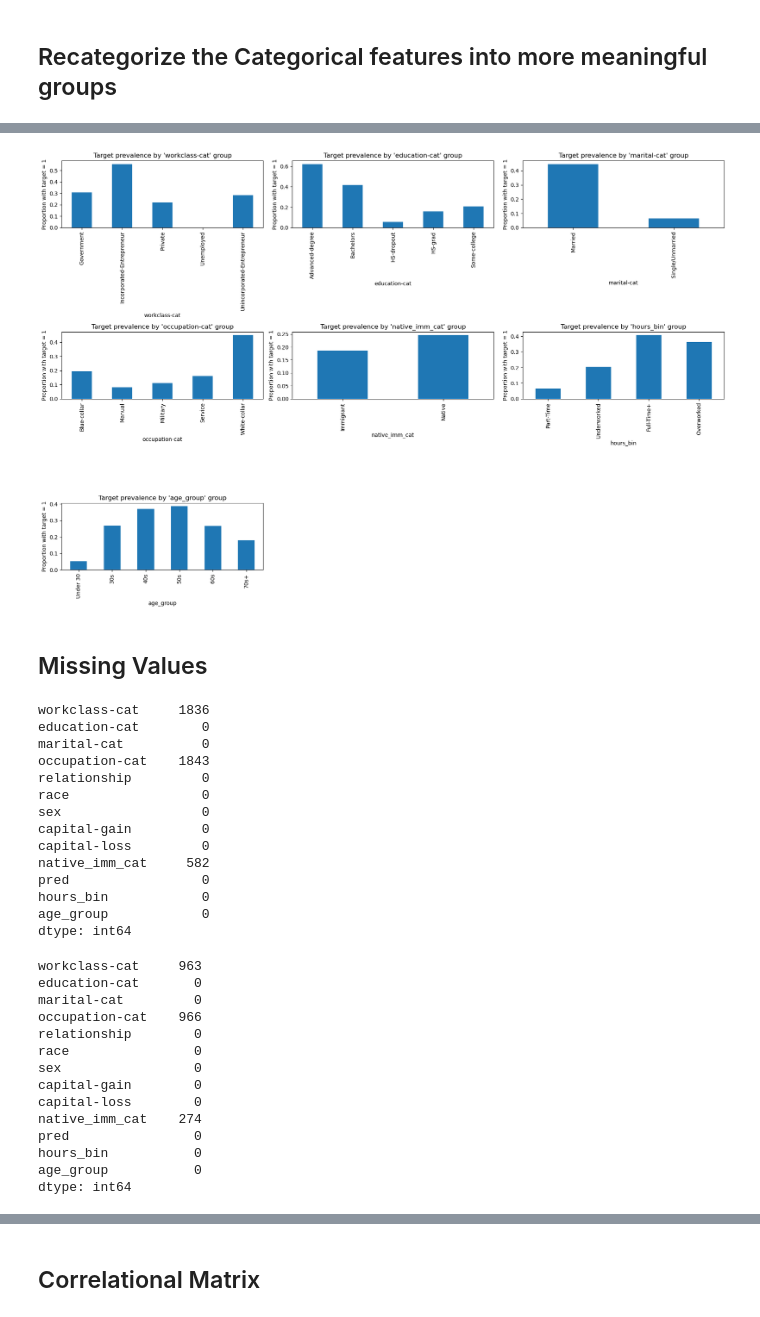
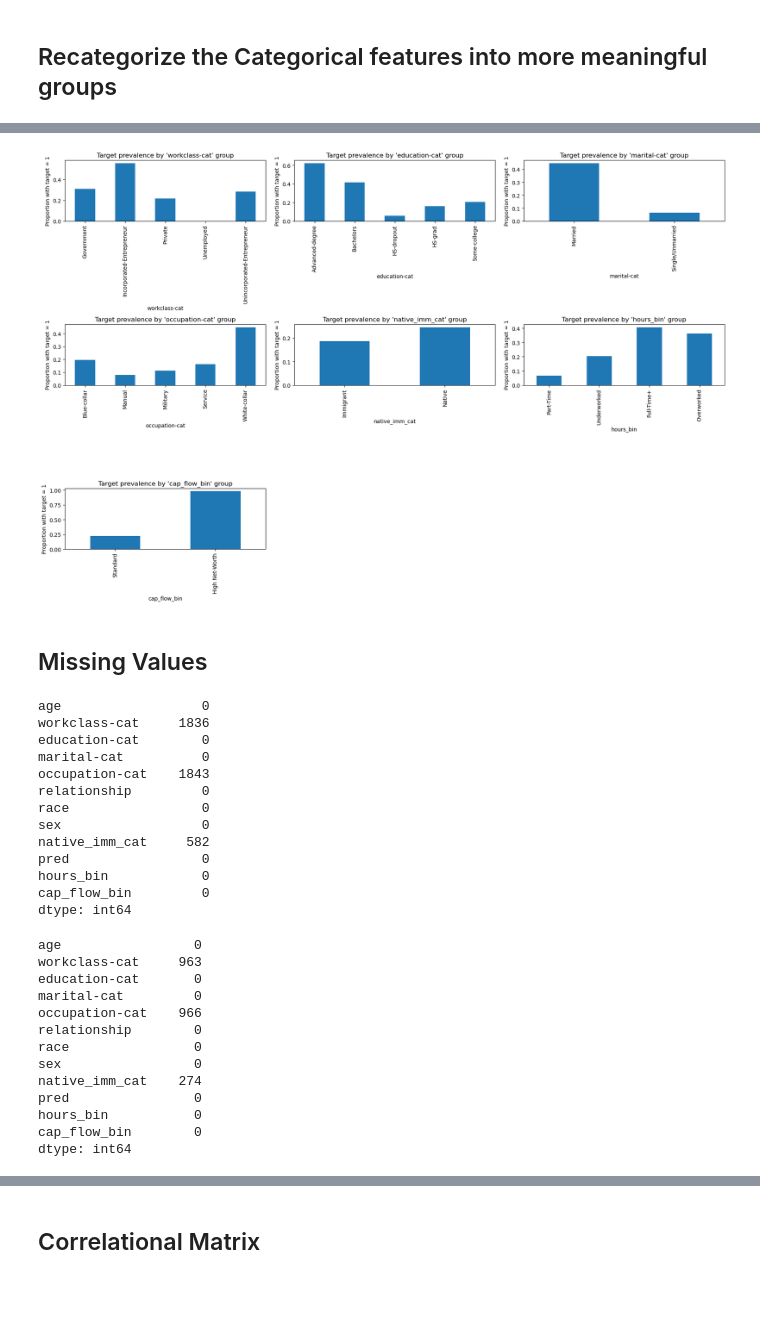
Before and after one commit to JohnAChester/fordham_classification, a Jupyter notebook: CombinedCode-Mode-John.ipynb, the cells around one changed output, grey strips where cells are left out. Cells and saved outputs as stored; diff of their text form; code cells hidden in the pictures; blank space fills up the shorter version.

```diff
--- a/CombinedCode-Mode-John.ipynb
+++ b/CombinedCode-Mode-John.ipynb
@@ -85,6 +63,16 @@ original_test_df = pd.read_csv(
 # Work on copies
 train_df = original_train_df.copy()
 test_df = original_test_df.copy()
+# %%
+target_map = {
+'<=50K': 0,
+'>50K': 1,
+'<=50K.': 0,
+'>50K.': 1
+}
+
+train_df['pred'] = train_df['pred'].str.strip().map(target_map)
+test_df['pred'] = test_df['pred'].str.strip().map(target_map)
 # %%
 #strip whitespace
 
@@ -132,13 +118,3 @@ def data_to_int32(df):
-# %%
-def preprocessing(df):
-
-    df = data_to_str(df)
-    df = strip_whitespace(df)
-    df = replace_qmarks(df)
-    df = data_to_int32(df)
-    df = df.drop_duplicates()
-
-    return df
 # %%
 train_df = preprocessing(train_df)
 test_df = preprocessing(test_df)
@@ -292,19 +287,19 @@ def category_remapping(df):
         labels=hrs_labels
     )
 
-    age_bins = [0, 29, 39, 49, 59, 69, 120]
-    age_labels = ['Under 30', '30s', '40s', '50s', '60s', '70s+']
+    copy_df.loc[:, 'net-capital-flow'] = df['capital-gain'] - df['capital-loss']
 
-    copy_df['age_group'] = pd.cut(
-    copy_df['age'],
-    bins=age_bins,
-    labels=age_labels
+    cap_bins = [-10000, 10000, 99999]
+    cap_labels = ['Standard', 'High Net-Worth']
+
+    copy_df['cap_flow_bin'] = pd.cut(
+        copy_df['net-capital-flow'],
+        bins=cap_bins,
+        labels=cap_labels
     )
 
-
-
     # drop all adjusted categorical features in favor of their derived categories
-    copy_df.drop(['workclass','fnlwgt','education','education-num','marital-status','occupation','native-country','hours-per-week','age'], axis = 1, inplace = True)
+    copy_df.drop(['workclass','fnlwgt','education','education-num','marital-status','occupation','native-country','hours-per-week', 'capital-gain', 'capital-loss','net-capital-flow'], axis = 1, inplace = True)
 
     return copy_df
 # %%
@@ -317,14 +322,15 @@ chart_df['pred'] = np.where(chart_df['pred'] == '>50K',1,0)
 # %%
-cats = ['workclass-cat','education-cat','marital-cat','occupation-cat','native_imm_cat','hours_bin','age_group']
+cats = ['workclass-cat','education-cat','marital-cat','occupation-cat','native_imm_cat','hours_bin', 'cap_flow_bin']
 
 plot_prevalence_subplots(chart_df, cats)
 # %% [output]
-[figure, old version]
+[figure, new version]
 # %% [markdown]
 ## Missing Values
 # %%
 train_df.isna().sum()
 # %% [output]
+age                  0
 workclass-cat     1836
 education-cat        0
 marital-cat          0
@@ -332,16 +338,15 @@ occupation-cat    1843
 relationship         0
 race                 0
 sex                  0
-capital-gain         0
-capital-loss         0
 native_imm_cat     582
 pred                 0
 hours_bin            0
-age_group            0
+cap_flow_bin         0
 dtype: int64
 # %%
 test_df.isna().sum()
 # %% [output]
+age                 0
 workclass-cat     963
 education-cat       0
 marital-cat         0
@@ -349,12 +354,10 @@ occupation-cat    966
 relationship        0
 race                0
 sex                 0
-capital-gain        0
-capital-loss        0
 native_imm_cat    274
 pred                0
 hours_bin           0
-age_group           0
+cap_flow_bin        0
 dtype: int64
 # %%
 #Columns that have missing values
```
Also changed, not shown: parts of 33 cells of this notebook.
